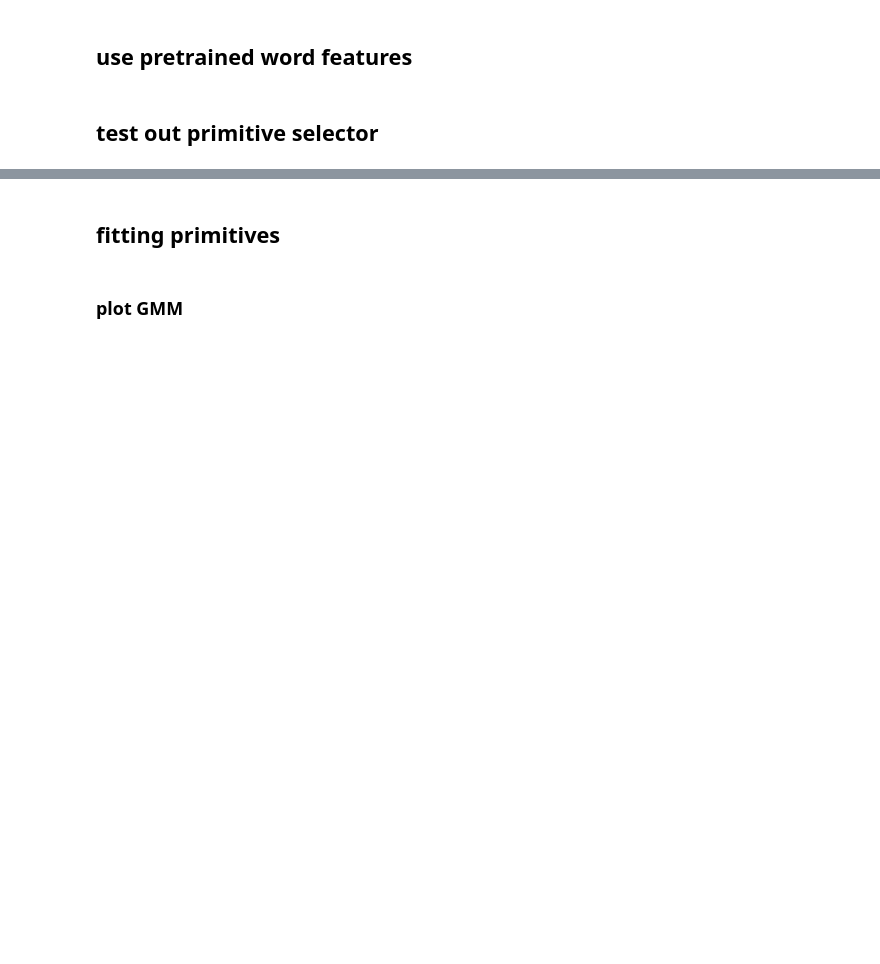
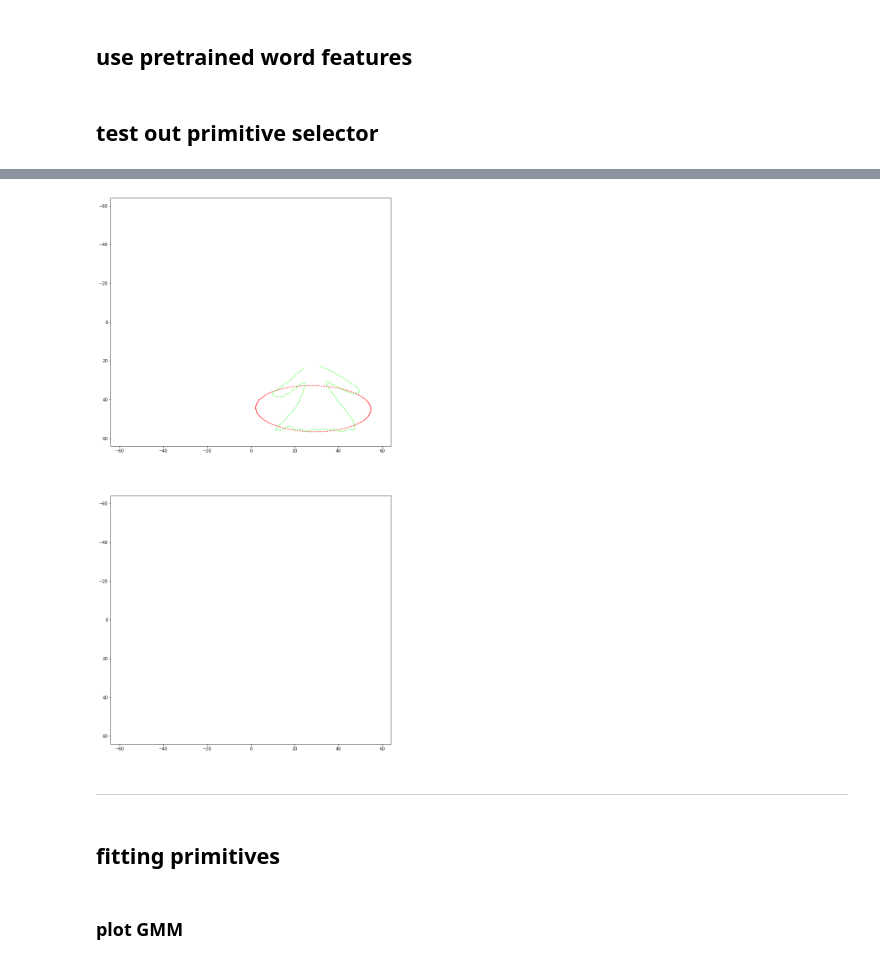
Before and after one commit to ErinZhang1998/sketch_collection, a Jupyter notebook: 07_01_analysis.ipynb, the cells around one changed output, grey strips where cells are left out. Drawn from its saved outputs; the diff is of its cells as text; code cells hidden in the pictures; blank space fills up the shorter version.

```diff
--- a/07_01_analysis.ipynb
+++ b/07_01_analysis.ipynb
@@ -131,3 +190,52 @@ for i,(k,v) in enumerate(TEMPLATE_DICT.items()):
+# %%
+def plot_prepared_data(info, num_sampled_points = 200, use_projective=False):
+    w = h = 64
+    fig, axs = plt.subplots(2, 1, figsize=(12,24))
+
+    template = templates[info['primitive_type']][1]
+    transform_mat = ps.get_affine_transformation(info)
+
+    if use_projective:
+        result = cv2.perspectiveTransform(template, transform_mat).reshape(-1,2)
+    else:
+        result = cv2.transform(np.array([template]).astype(np.float32), transform_mat)[0][:,:-1]
+    axs[0].scatter(result[:,0], result[:,1], s=1, c='r')
+
+#     theta, scale_mat, shear_mat = rd.decompose_affine(transform_mat)
+#     T_rotate = rd.get_rotation_matrix(theta)
+#     T_scale = rd.get_scale_matrix(scale_mat[0][0], scale_mat[1][1])
+#     T_shear = rd.get_shear_matrix(shear_mat[0][1], shear_mat[1][0])
+#     tx,ty = transform_mat[0][2],transform_mat[1][2]
+#     T_translate = rd.get_translation_matrix(tx,ty)
+
+#     result1 = cv2.transform(np.array([template]).astype(
+#             np.float32), T_rotate)[0][:,:-1]
+#     axs[0].scatter(result1[:,0], result1[:,1], s=1, c='m')
+
+#     result2 = cv2.transform(np.array([template]).astype(
+#             np.float32), T_rotate @ T_scale @ T_shear)[0][:,:-1]
+#     axs[0].scatter(result2[:,0], result2[:,1], s=1, alpha=0.5, c='pink')
+
+#     result3 = cv2.transform(np.array([template]).astype(
+#             np.float32), T_translate @ T_rotate @ T_scale @ T_shear)[0][:,:-1]
+#     axs[0].scatter(result3[:,0], result3[:,1], s=1, c='lime', alpha=0.5)
+
+    axs[0].scatter(info["data"][:,0], info["data"][:,1], s=1, c='lime')
+
+    axs[0].axis(xmin=-w,xmax=w)
+    axs[0].axis(ymin=h,ymax=-h)
+    axs[1].axis(xmin=-w,xmax=w)
+    axs[1].axis(ymin=h,ymax=-h)
+
+
+
+    plt.show()
+# %%
+plot_prepared_data(info)
+# %% [output]
+[figure, added]
+# %% [markdown]
+---
 # %%
 checkpoint = torch.load('/raid/xiaoyuz1/doodler_model_checkpoint/legendary-sun-11/55001.pt')
 # %%
```
Also changed, not shown: parts of 24 cells of this notebook, 2 other files.
